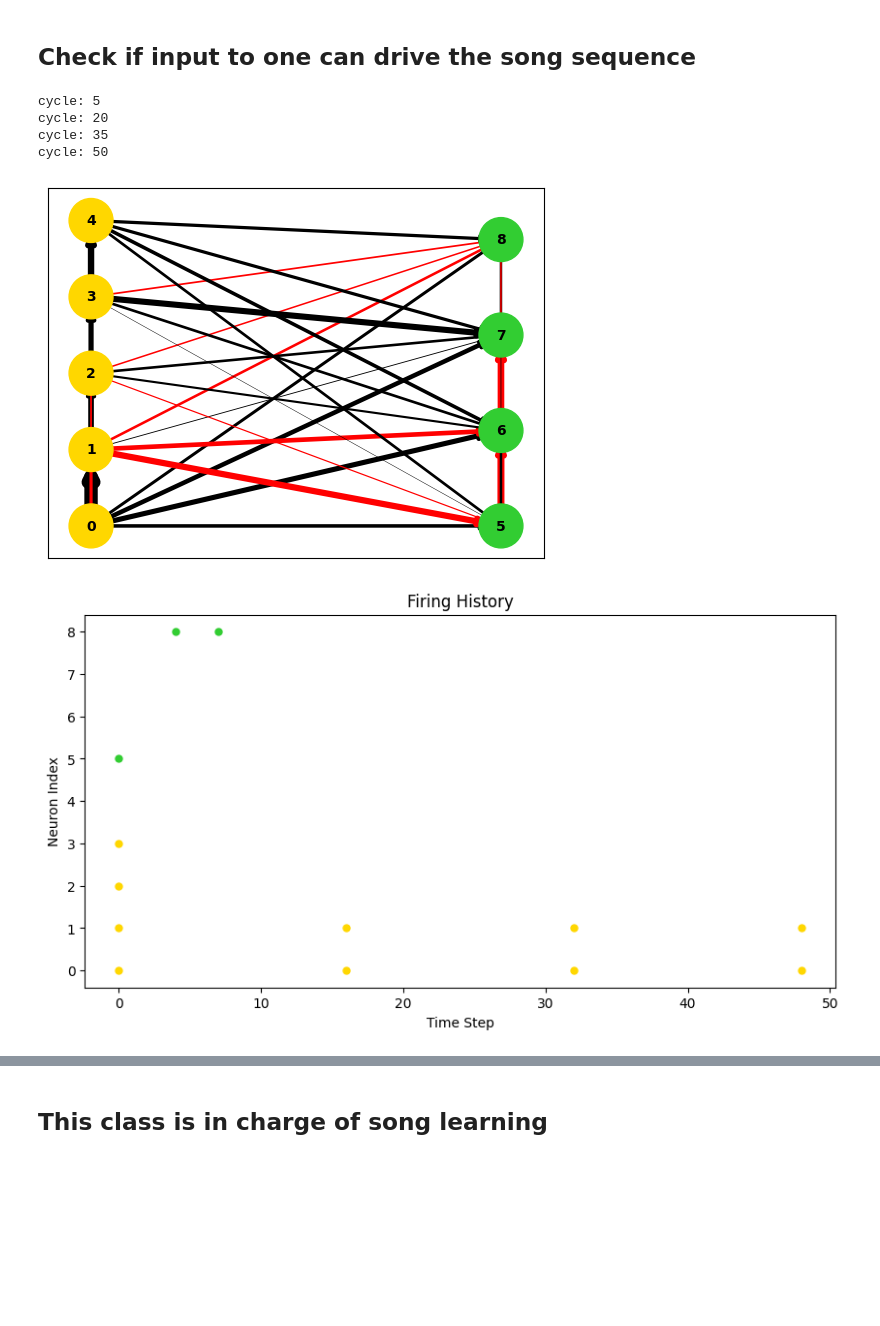
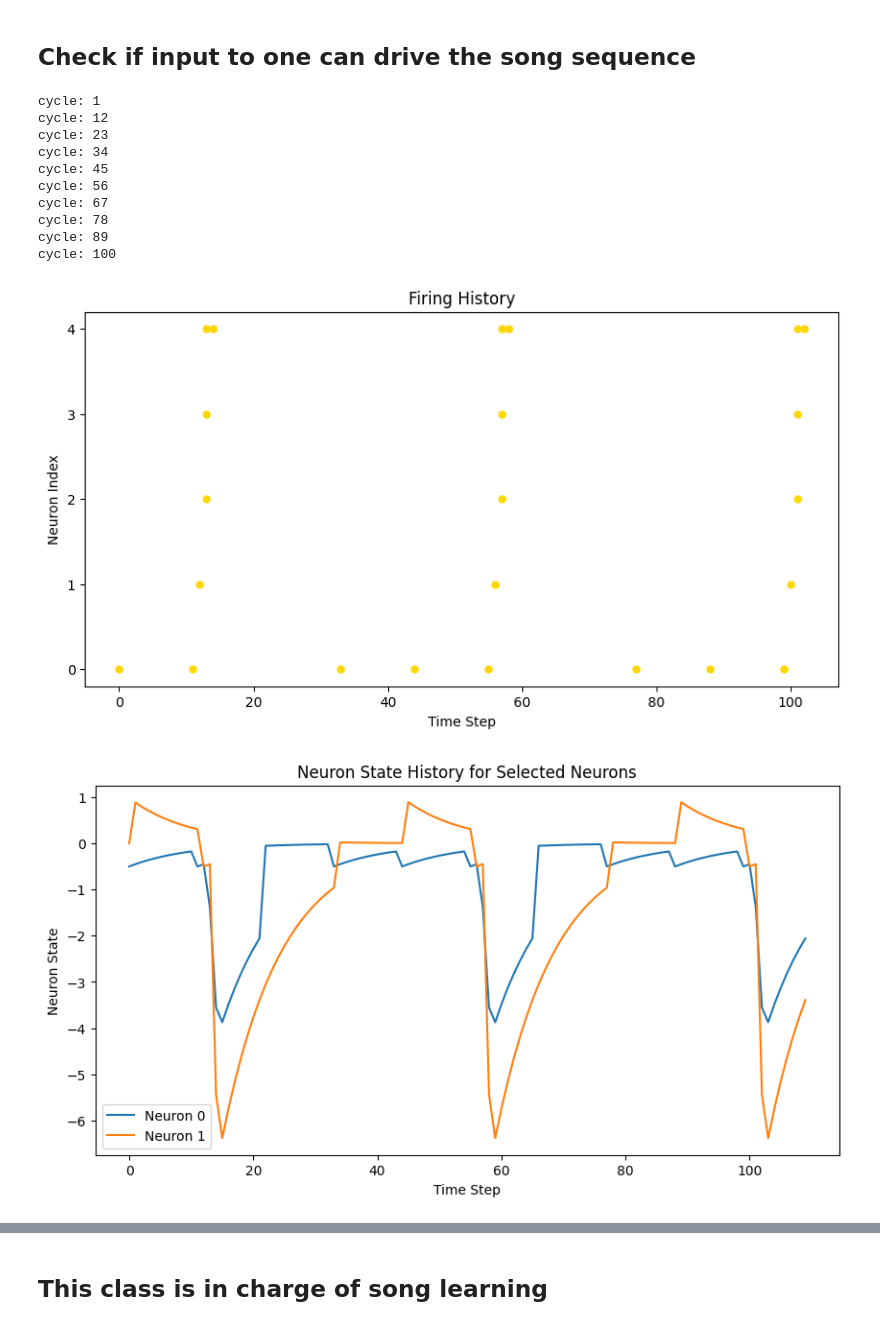
Before and after one commit to georgevenven/Spikey_Neurons, a Jupyter notebook: model.ipynb, the cells around one changed output, grey strips where cells are left out. Saved outputs shown, nothing was run; the diff lists cells and outputs as text; code cells hidden in the pictures; blank space fills up the shorter version.

```diff
--- a/model.ipynb
+++ b/model.ipynb
@@ -21,6 +21,7 @@ class SpikingModule():
         self.connectivity_matrix = np.random.uniform(-1, 1, (self.total_neurons, self.total_neurons))
         self.input_matrix = np.random.uniform(-1, 1, (input_count))
         self.inter_neuron_count = inter_neuron_count
+        self.fired_neurons_true_and_false = np.zeros(self.total_neurons, dtype=int)
 
         self.clock = 0
         self.state_noise = state_noise
@@ -109,20 +110,19 @@ class SpikingModule():
             return -np.exp(delta_t / tau)
 
     def step(self, input):
+        prev_state = self.neuron_states
         # add the step noise
         self.neuron_states += np.random.normal(0, self.state_noise, self.neuron_states.shape)
-
-        prev_state = self.neuron_states
 
         # process input
         weighted_input = np.multiply(self.input_matrix, input)
         weighted_input = np.add(weighted_input, self.input_bias_matrix)
-        self.neuron_states[:len(input)] += weighted_input
 
-        forward_updated = np.dot(prev_state, self.connectivity_matrix)
+        forward_updated = np.dot(self.fired_neurons_true_and_false, self.connectivity_matrix)
 
         forward_updated += self.bias_matrix
 
+        self.neuron_states[:len(input)] += weighted_input
         updated_state = prev_state + forward_updated
 
         # multiply by the decay rate
@@ -130,6 +130,11 @@ class SpikingModule():
 
         # find the neurons that have fired
         fired_neurons = np.where(self.neuron_states > self.threshold)
+
+
+        cond = self.neuron_states > self.threshold
+        self.fired_neurons_true_and_false = np.where(cond, 1, 0)
+
         # update the firing history
         self.firing_history.append(fired_neurons)
 
@@ -508,43 +507,48 @@ cycle: 2500
 # %%
 state_noise = 0
 
 HVC2 = SpikingModule(inter_neuron_count, input_count, output_count, decay_rate, threshold, learning_rate, time_constant, inital_sparsity, initial_bias_range, reset_state, include_bias=include_bias, state_noise=state_noise, absolute_max_weight=absolute_max_weight)
 HVC2.set_internal_weights(internal_weights)
 HVC2.set_input_weights(input_weights)
 
 # # freeze all weights
 HVC2.freeze_weights('input', 1)
 HVC2.freeze_weights('intra', 1)
 # HVC2.set_input_weights(np.ones((input_count)))
 # HVC2.set_internal_weights(np.zeros((input_count + inter_neuron_count + output_count, input_count + inter_neuron_count + output_count)))
 
 cycle = 0
-cycle_count = 50
+cycle_count = 100
 
 between_songs = 10
 
 while cycle < cycle_count:
-    input = [2,0,0,0,0]
+    input = np.zeros(input_count)
+    input[0:1] = 2
     HVC2.step(input)
-    for i in range(between_syllables):
-        HVC2.no_input_step()
-    cycle+=between_syllables
+    cycle+=1
 
     print(f"cycle: {cycle}")
 
     for i in range(between_songs):
         HVC2.no_input_step()
     cycle += between_songs
 
 
-HVC2.visualize_directed_graph()
+# HVC2.visualize_directed_graph()
 HVC2.visualize_firing_history()
-HVC2.visualize_neuron_state_history([0,8])
+HVC2.visualize_neuron_state_history([0,1])
 HVC2.visualize_internal_connectivity_matrix()
 # %% [output]
-cycle: 5
-cycle: 20
-cycle: 35
-cycle: 50
+cycle: 1
+cycle: 12
+cycle: 23
+cycle: 34
+cycle: 45
+cycle: 56
+cycle: 67
+cycle: 78
+cycle: 89
+cycle: 100
-[figure, old version]
+[figure, new version]
-[figure, old version]
+[figure, new version]
```
Also changed, not shown: parts of 2 cells of this notebook.
